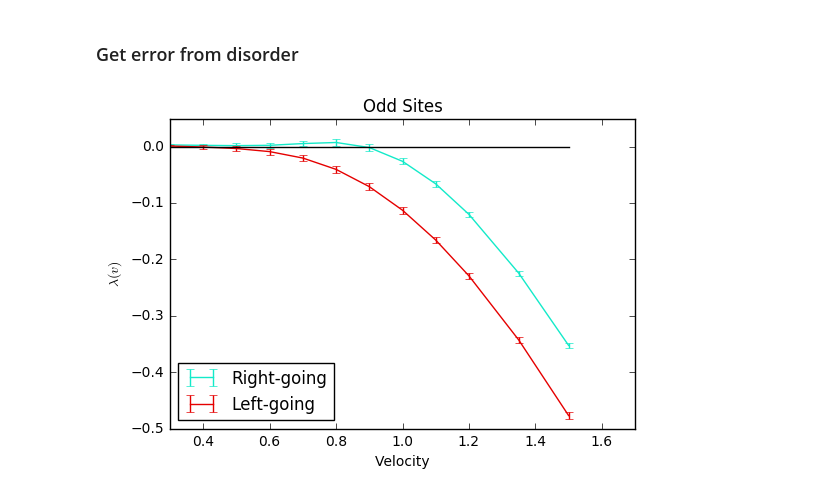
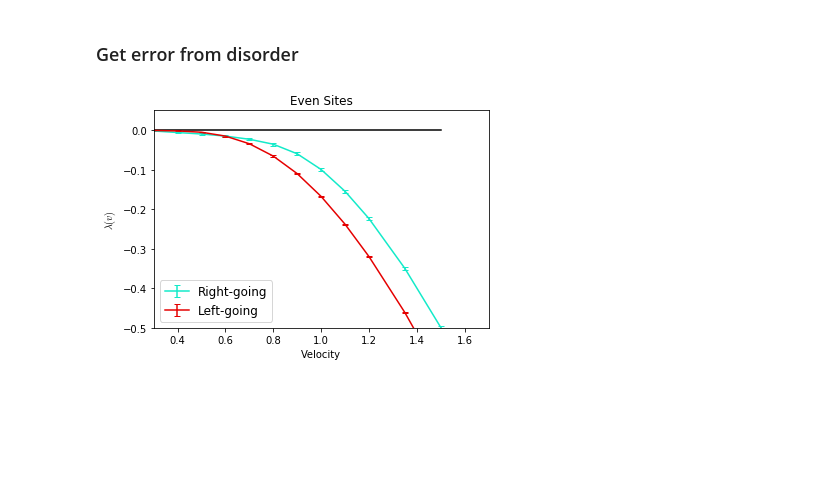
Before and after one commit to cnstahl/Asymmetric, a Jupyter notebook: python/Hamiltonian/Z OTOC vb.ipynb, the cells around one changed output. Saved outputs shown, nothing was run; the diff lists cells and outputs as text; code cells hidden in the pictures; blank space fills up the shorter version.

```diff
--- a/python/Hamiltonian/Z OTOC vb.ipynb
+++ b/python/Hamiltonian/Z OTOC vb.ipynb
@@ -41,8 +41,8 @@ for idx, otocfore in enumerate(otocsfore):
     ax.set_yscale("log", nonposy='clip')
 #     ax.errorbar(sites[1:], otocfore[1:], label = str(vs[idx]))
     ax.errorbar(sites[1:], otocfore[1:], yerr=stdsfore[idx,1:], label = str(qm.chop(vs[idx])))
-    x = sites[3::2]
-    y = otocfore[3::2]
+    x = sites[4::2]
+    y = otocfore[4::2]
     logy = np.log(y)
     coeffs, errors = np.polyfit(x,logy,deg=1, cov=True)
 #     print(vs[idx], coeffs)
@@ -69,8 +69,8 @@ for idx, otocback in enumerate(otocsback):
     ax.set_yscale("log", nonposy='clip')
 #     ax.errorbar(sites[1:], otocback[1:], label = str(vs[idx]))
     ax.errorbar(sites[1:], otocback[1:], yerr=stdsback[idx,1:], label = str(qm.chop(vs[idx])))
-    x = sites[3::2]
-    y = otocback[3::2]
+    x = sites[4::2]
+    y = otocback[4::2]
     logy = np.log(y)
     coeffs, errors = np.polyfit(x,logy,deg=1, cov=True)
 #     print(vs[idx], coeffs)
@@ -115,8 +117,8 @@ plt.show()
 gammas_fores = np.zeros(np.shape(otocsfores)[:-1])
 for trial, otocsfore in enumerate(otocsfores):
     for idx, otocfore in enumerate(otocsfore):
-        x = sites[3::2]
-        y = otocfore[3::2]
+        x = sites[2::2]
+        y = otocfore[2::2]
         logy = np.log(y)
         coeffs, errors = np.polyfit(x,logy,deg=1, cov=True)
     #     print(vs[idx], coeffs)
@@ -126,28 +128,28 @@ for trial, otocsfore in enumerate(otocsfores):
 gammas_backs = np.zeros(np.shape(otocsbacks)[:-1])
 for trial, otocsback in enumerate(otocsbacks):
     for idx, otocback in enumerate(otocsback):
-        x = sites[3::2]
-        y = otocback[3::2]
+        x = sites[2::2]
+        y = otocback[2::2]
         logy = np.log(y)
         coeffs, errors = np.polyfit(x,logy,deg=1, cov=True)
         gammas_backs[trial, idx] = coeffs[0] * vs[idx]
 # %%
 gammas_fore, errors_fore = qm.mean_and_std(gammas_fores)
 gammas_back, errors_back = qm.mean_and_std(gammas_backs)
 
 ax = plt.subplot(111)
 ax.errorbar(vs, gammas_fore, yerr=errors_fore,  label = "Right-going")
 ax.errorbar(vs, gammas_back, yerr=errors_back,  label = "Left-going")
 ax.plot(vs, np.zeros(len(vs)), 'k')
 box = ax.get_position()
 ax.set_position([box.x0, box.y0, box.width, box.height])
 ax.legend(loc=3)
-plt.title("Odd Sites")
+plt.title("Even Sites")
 plt.xlabel("Velocity")
 plt.xlim((0.3,1.7))
 plt.ylim((-.5,.05))
 plt.ylabel("$\lambda(v)$")
 # plt.savefig('figures/zbutterfly_even_L' + str(L) + 'h' + str(h) + '.pdf')
 plt.show()
 # %% [output]
-[figure, old version]
+[figure, new version]
```
Also changed, not shown: parts of 2 cells of this notebook, 21 other files.
